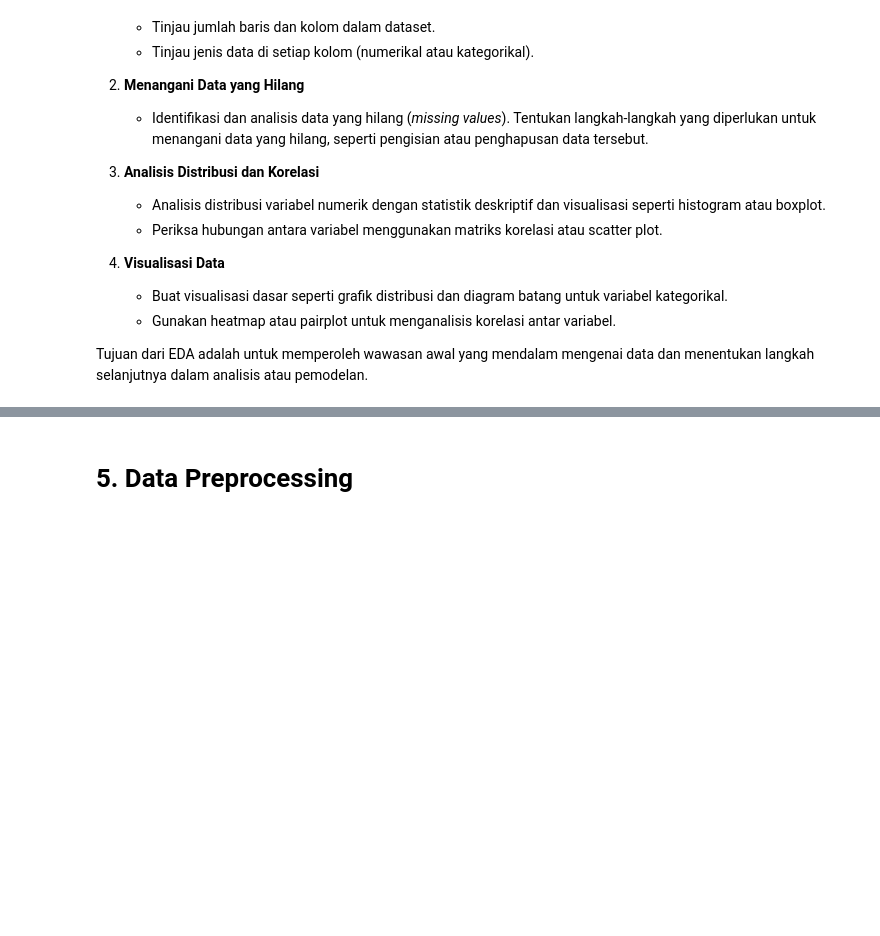
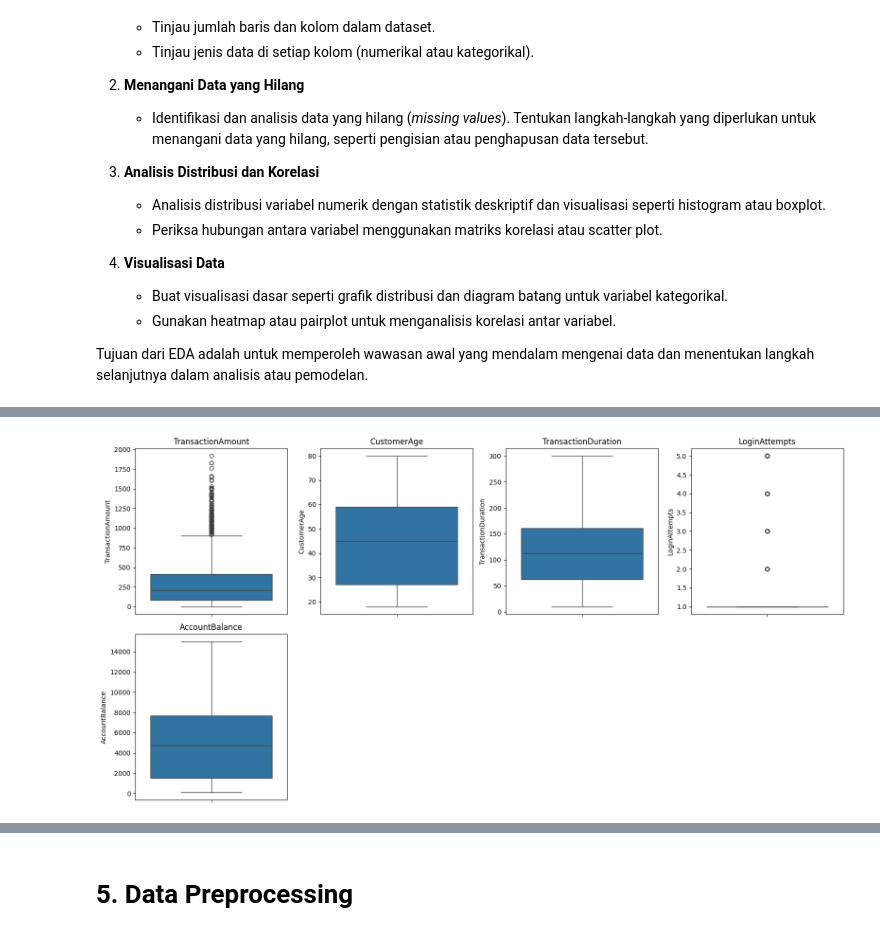
Before and after one commit to SoraIroShiro/submission_basic_ML, a Jupyter notebook: [Clustering]_Submission_Akhir_BMLP_Your_Name_(Updated) copy 2.ipynb, the cells around one changed output, grey strips where cells are left out. Drawn from its saved outputs; the diff is of its cells as text; code cells hidden in the pictures; blank space fills up the shorter version.

```diff
--- a/[Clustering]_Submission_Akhir_BMLP_Your_Name_(Updated) copy 2.ipynb
+++ b/[Clustering]_Submission_Akhir_BMLP_Your_Name_(Updated) copy 2.ipynb
@@ -252,0 +127,22 @@ KeyboardInterrupt:
+# %%
+# Menentukan jumlah kolom dan baris untuk tampilan grid (4 kolom per baris)
+cols_per_row = 4
+rows = -(-len(numerical_columns) // cols_per_row)  # Ceiling division
+
+# Membuat subplots
+fig, axes = plt.subplots(rows, cols_per_row, figsize=(4 * cols_per_row, 4 * rows))
+axes = axes.flatten()
+
+# Plot boxplot untuk setiap kolom numerik
+for idx, column in enumerate(numerical_columns):
+    sns.boxplot(y=df[column], ax=axes[idx])
+    axes[idx].set_title(column)
+
+# Menonaktifkan subplot kosong yang tidak terpakai
+for empty_idx in range(idx + 1, len(axes)):
+    fig.delaxes(axes[empty_idx])
+
+plt.tight_layout()
+plt.show()
+# %% [output]
+[figure, added]
```
Also changed, not shown: parts of 22 cells of this notebook, 4 other files.
